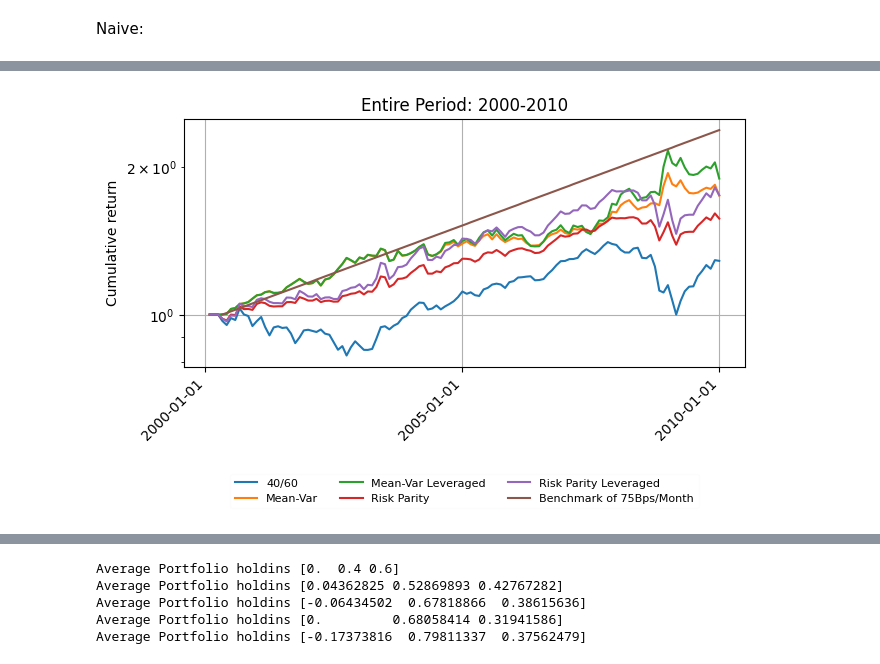
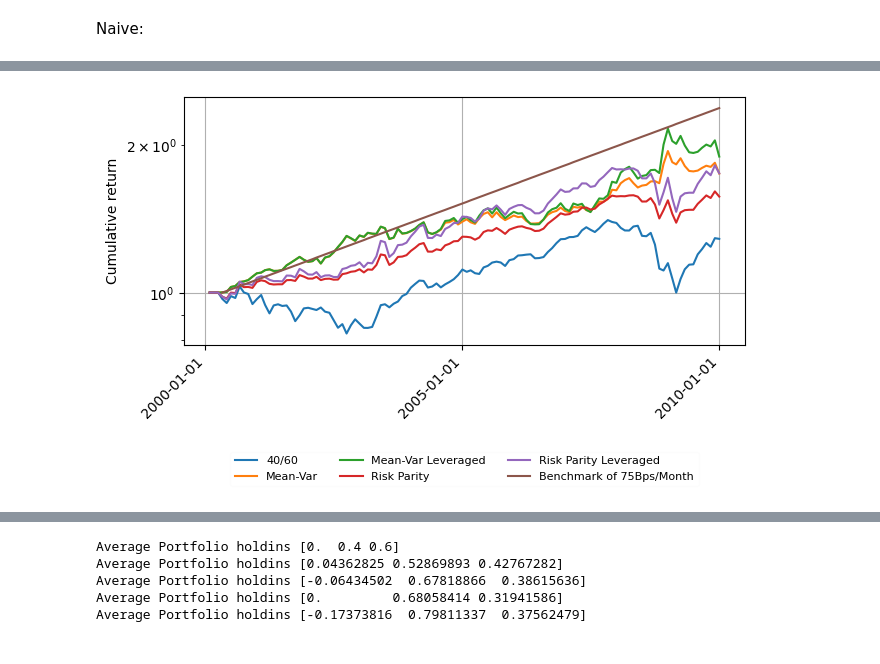
Before and after one commit to andreas-eklundh/Asset_allocation, a Jupyter notebook: Task_1.ipynb, the cells around one changed output, grey strips where cells are left out. Saved outputs shown, nothing was run; the diff lists cells and outputs as text; code cells hidden in the pictures.

```diff
--- a/Task_1.ipynb
+++ b/Task_1.ipynb
@@ -425,35 +430,37 @@ plt.show()
 # %%
 data1 = data.copy()
 # Now perform the comparison
 data1 = data1[(pd.Timestamp('2010-01-31') > pd.to_datetime(data1["Date"])) & (pd.Timestamp('2000-01-31') <= pd.to_datetime(data1["Date"]))]
 data1 = data1.reset_index().drop(columns = "index")
 
 test3, weights3 ,empt1, empt= bt.backtest_k(ind=data1, mu_target=mu_target,m=initial_fits,l=l_fits,K=K_fits) # 36 trailing month window
 time = pd.date_range(test3["Date"][0],test3["Date"][len(test3["Date"]) -1 ], freq = 'ME')
 
 fig, ax = plt.subplots(layout='constrained')
 ax.plot(time,test3["R_40/60"], label="40/60")
 ax.plot(time,test3["R_MV"], label="Mean-Var")
 ax.plot(time,test3["R_MVL"], label="Mean-Var Leveraged")
 ax.plot(time,test3["R_RP"], label="Risk Parity")
 ax.plot(time,test3["R_RPL"], label="Risk Parity Leveraged")
 ax.plot(time[initial_fits:], [(mu_target+1)**t for t in range(0,len(time)-initial_fits)],
          label = "Benchmark of 75Bps/Month")
 
 ax.xaxis.set_major_locator(mdates.YearLocator(5))  # Set a tick at the start of every year
 ax.xaxis.set_major_formatter(mdates.DateFormatter('%Y-%m-%d'))
 
 plt.legend(framealpha=0.05,loc='center', bbox_to_anchor=(0.5, -0.5), ncol=3,prop={'size': 8})
 plt.tight_layout()
 
 plt.grid()
 plt.xticks(rotation=45, ha='right')
 plt.yscale('log')
 plt.ylabel("Cumulative return")
-plt.title("Entire Period: 2000-2010")
+#plt.title("Entire Period: 2000-2010")
+plt.savefig("Figures/BT_actual_2000_2010",bbox_inches='tight')
+
 plt.show()
 # %% [output]
-[figure, old version]
+[figure, new version]
 # %%
 # Check some of the weights on average.
 for j in range(0,5):
```
Also changed, not shown: parts of 8 cells of this notebook, 6 other files.
